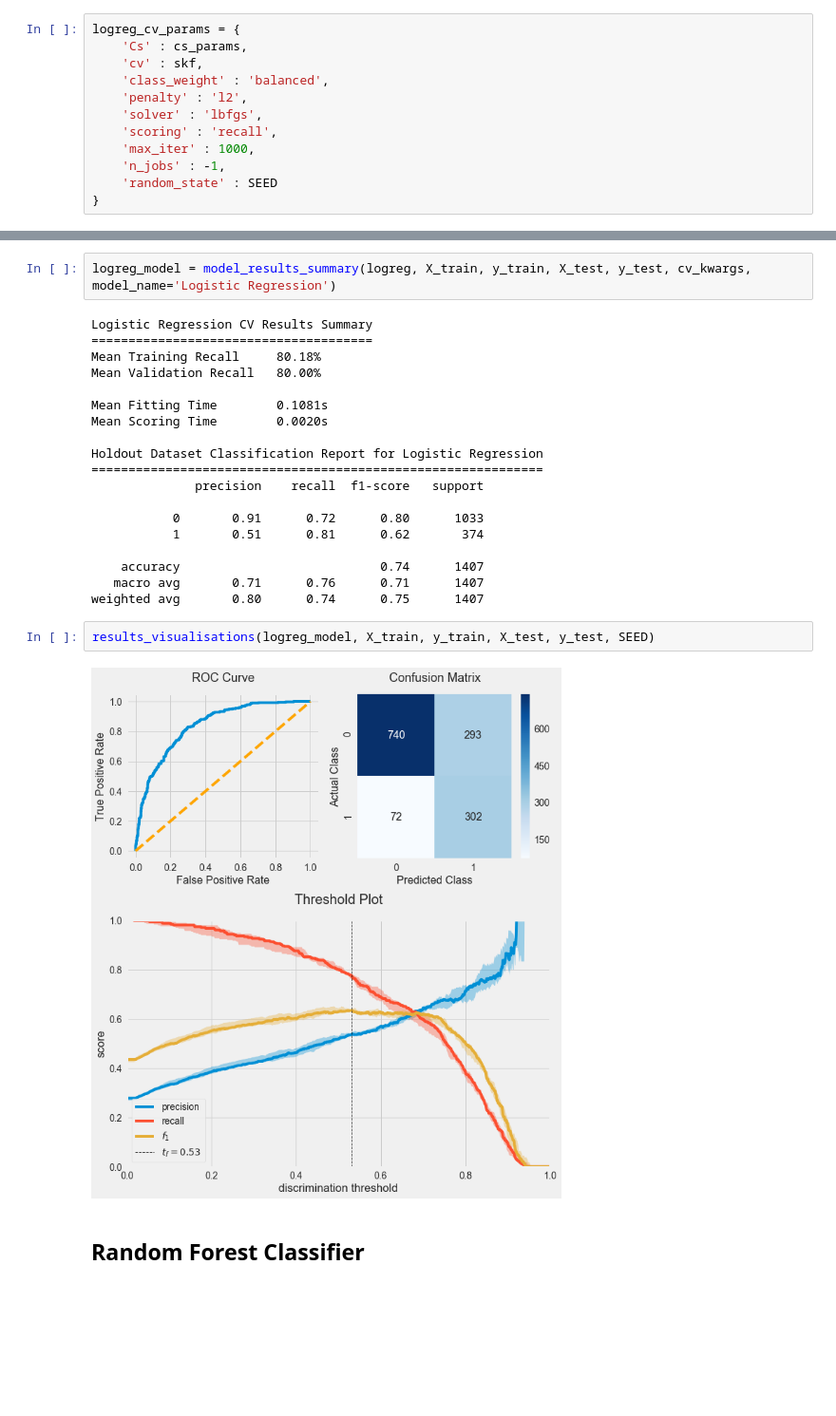
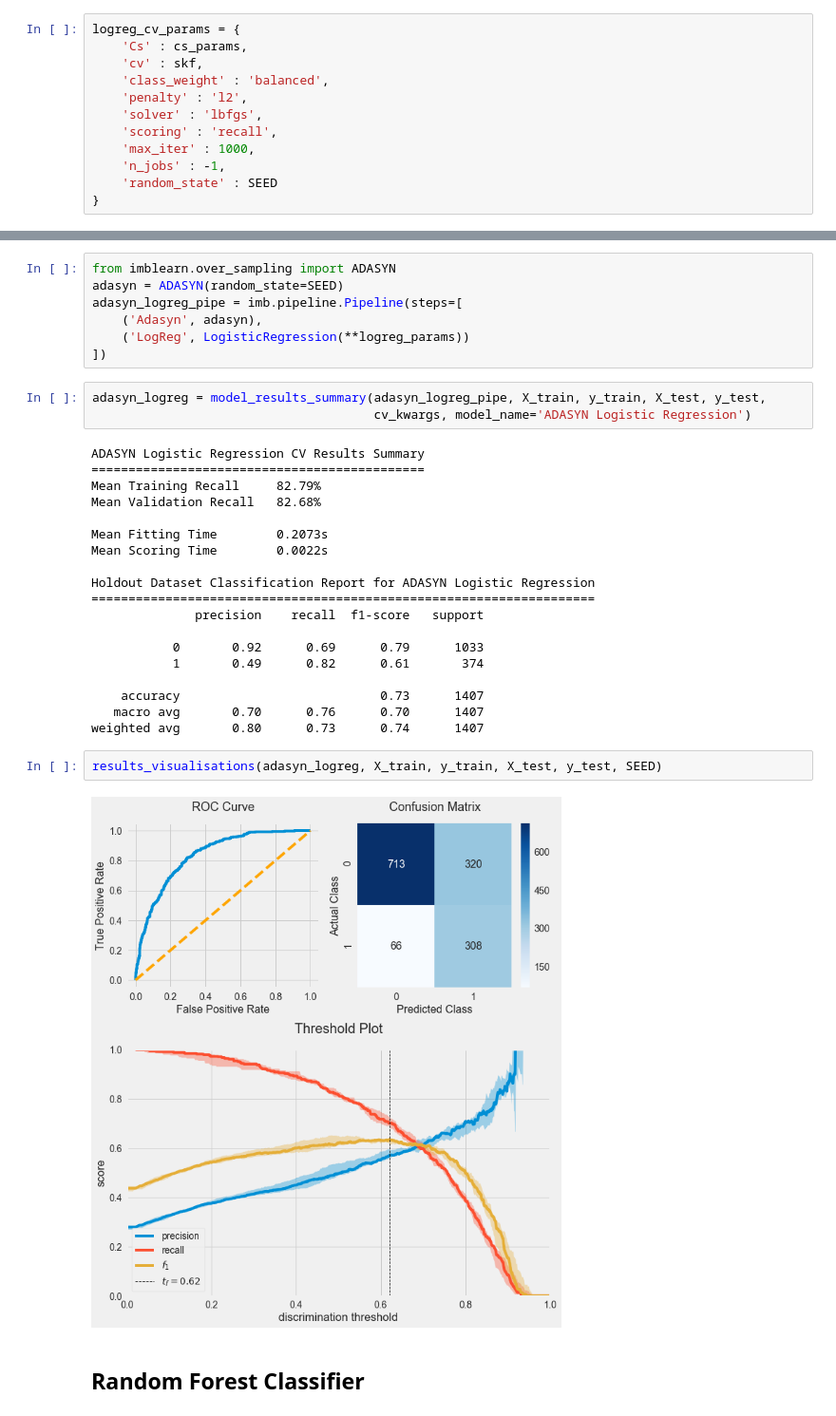
Before and after one commit to Joshuayeo95/Telco-Churn, a Jupyter notebook: modelling.ipynb, the cells around one changed output, grey strips where cells are left out. Shown at 95% size. Saved outputs shown, nothing was run; the diff lists cells and outputs as text; blank space fills up the shorter version.

```diff
--- a/modelling.ipynb
+++ b/modelling.ipynb
@@ -308,28 +537,36 @@ logreg = LogisticRegression(**logreg_params)
+# %%
+from imblearn.over_sampling import ADASYN
+adasyn = ADASYN(random_state=SEED)
+adasyn_logreg_pipe = imb.pipeline.Pipeline(steps=[
+    ('Adasyn', adasyn),
+    ('LogReg', LogisticRegression(**logreg_params))
+])
 # %%
-logreg_model = model_results_summary(logreg, X_train, y_train, X_test, y_test, cv_kwargs, model_name='Logistic Regression')
+adasyn_logreg = model_results_summary(adasyn_logreg_pipe, X_train, y_train, X_test, y_test,
+                                      cv_kwargs, model_name='ADASYN Logistic Regression')
 # %% [output]
-Logistic Regression CV Results Summary
-======================================
-Mean Training Recall     80.18%
-Mean Validation Recall   80.00%
+ADASYN Logistic Regression CV Results Summary
+=============================================
+Mean Training Recall     82.79%
+Mean Validation Recall   82.68%
 
-Mean Fitting Time        0.1081s
-Mean Scoring Time        0.0020s
+Mean Fitting Time        0.2073s
+Mean Scoring Time        0.0022s
 
-Holdout Dataset Classification Report for Logistic Regression
-=============================================================
+Holdout Dataset Classification Report for ADASYN Logistic Regression
+====================================================================
               precision    recall  f1-score   support
 
-           0       0.91      0.72      0.80      1033
-           1       0.51      0.81      0.62       374
+           0       0.92      0.69      0.79      1033
+           1       0.49      0.82      0.61       374
 
-    accuracy                           0.74      1407
-   macro avg       0.71      0.76      0.71      1407
-weighted avg       0.80      0.74      0.75      1407
+    accuracy                           0.73      1407
+   macro avg       0.70      0.76      0.70      1407
+weighted avg       0.80      0.73      0.74      1407
 # %%
-results_visualisations(logreg_model, X_train, y_train, X_test, y_test, SEED)
+results_visualisations(adasyn_logreg, X_train, y_train, X_test, y_test, SEED)
 # %% [output]
-[figure, old version]
+[figure, new version]
 # %% [markdown]
 ## Random Forest Classifier
 # %% [markdown]
```
Also changed, not shown: parts of 32 cells of this notebook.
